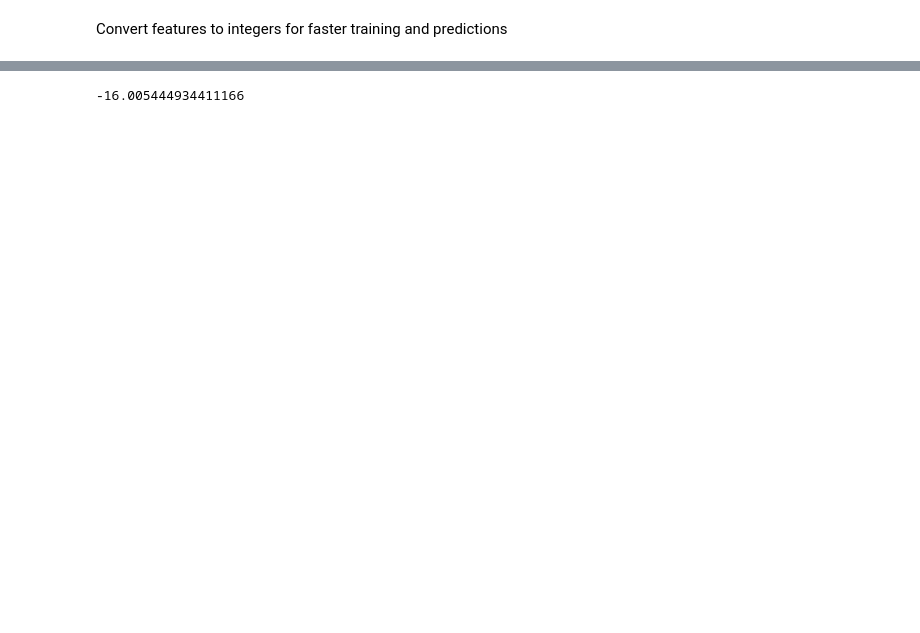
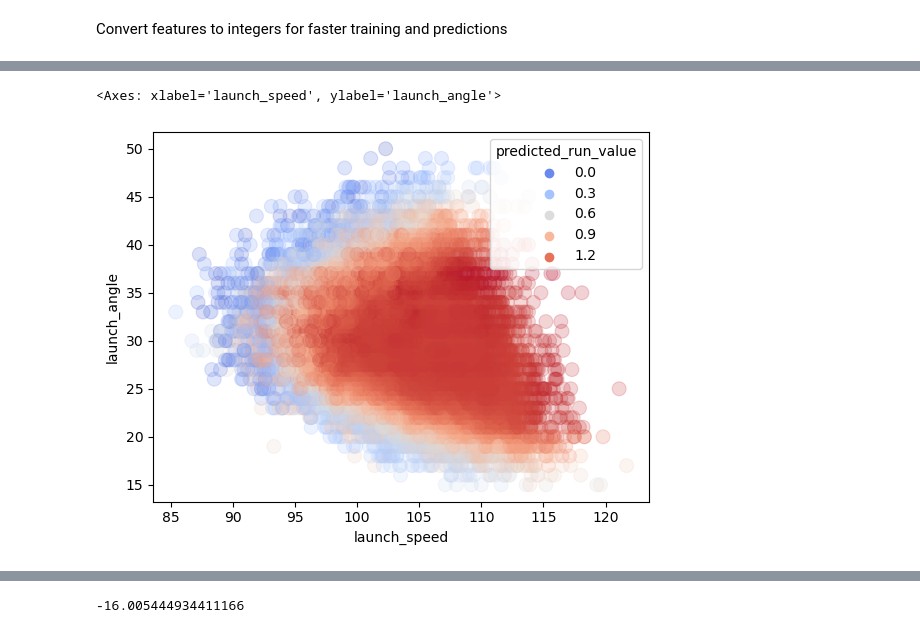
Before and after one commit to sam-walsh/pitching_model, a Jupyter notebook: predictive_run_values.ipynb, the cells around one changed output, grey strips where cells are left out. Saved outputs shown, nothing was run; the diff lists cells and outputs as text; code cells hidden in the pictures; blank space fills up the shorter version.

```diff
--- a/predictive_run_values.ipynb
+++ b/predictive_run_values.ipynb
@@ -367,0 +352,7 @@ Indexing with multiple keys (implicitly converted to a tuple of keys) will be de
+# %%
+pull_hr = df_all.loc[(df_all['events']=='home_run') & (df_all['spray_angle_adj'] < 30)]
+
+sns.scatterplot(x='launch_speed', y='launch_angle', hue='predicted_run_value', data=pull_hr, palette='coolwarm', edgecolor=None, s=100, alpha=0.2)
+# %% [output]
+<Axes: xlabel='launch_speed', ylabel='launch_angle'>
+[figure, added]
```
Also changed, not shown: parts of 39 cells of this notebook, 19 other files.
